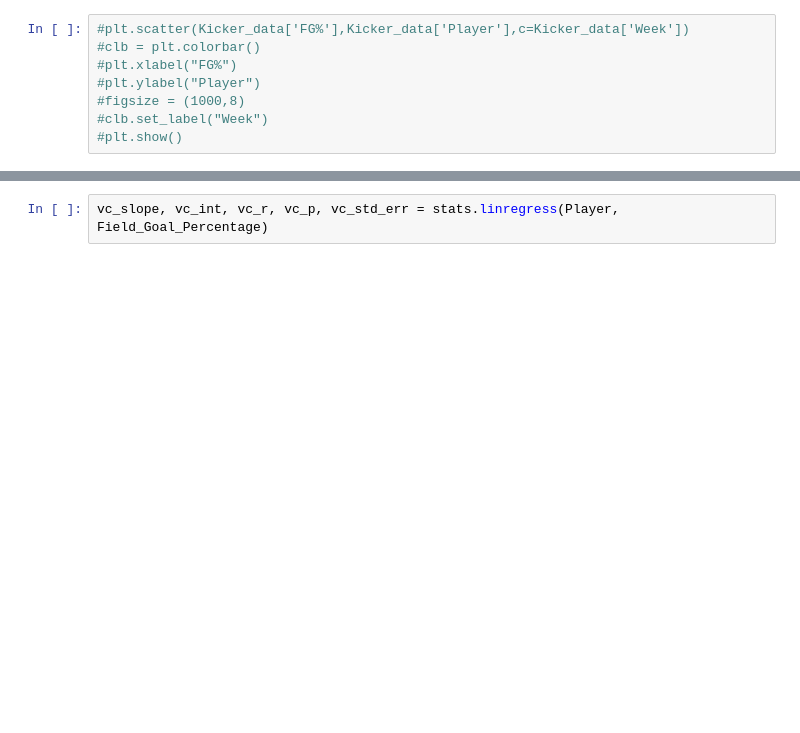
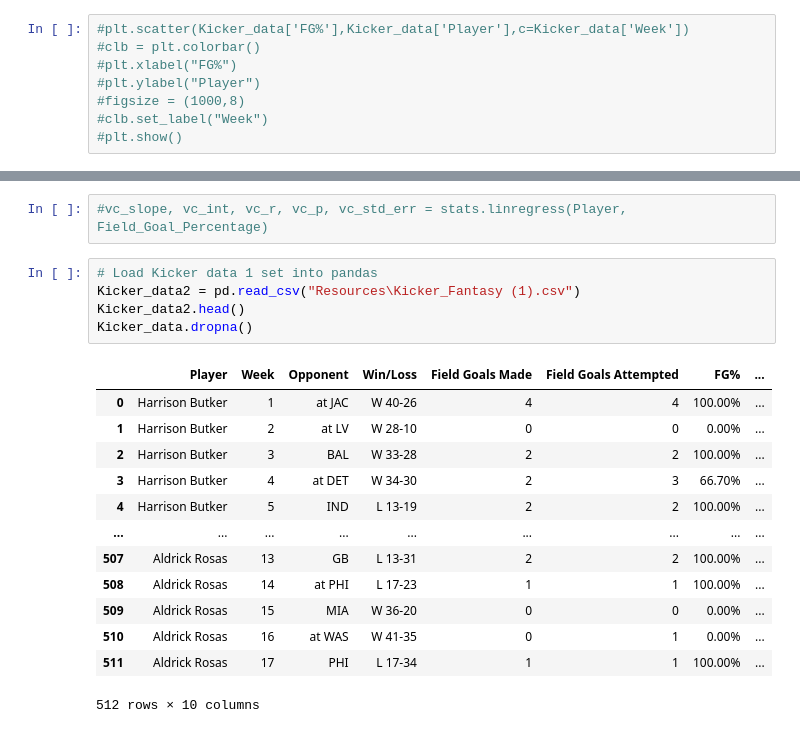
Before and after one commit to danchavez728/NFL-Win-Loss-Machine-Learning-Analysis, a Jupyter notebook: NFL Kickers Jupyter Notebook.ipynb, the cells around one changed output, grey strips where cells are left out. Cells and saved outputs as stored; diff of their text form; blank space fills up the shorter version.

```diff
--- a/NFL Kickers Jupyter Notebook.ipynb
+++ b/NFL Kickers Jupyter Notebook.ipynb
@@ -138,2 +140,21 @@ plt.show()
 # %%
-vc_slope, vc_int, vc_r, vc_p, vc_std_err = stats.linregress(Player, Field_Goal_Percentage)
+#vc_slope, vc_int, vc_r, vc_p, vc_std_err = stats.linregress(Player, Field_Goal_Percentage)
+# %%
+# Load Kicker data 1 set into pandas
+Kicker_data2 = pd.read_csv("Resources\Kicker_Fantasy (1).csv")
+Kicker_data2.head()
+Kicker_data.dropna()
+# %% [output]
+|  | Player | Week | Opponent | Win/Loss | Field Goals Made | Field Goals Attempted | FG% | ... |
+| 0 | Harrison Butker | 1 | at JAC | W 40-26 | 4 | 4 | 100.00% | ... |
+| 1 | Harrison Butker | 2 | at LV | W 28-10 | 0 | 0 | 0.00% | ... |
+| 2 | Harrison Butker | 3 | BAL | W 33-28 | 2 | 2 | 100.00% | ... |
+| 3 | Harrison Butker | 4 | at DET | W 34-30 | 2 | 3 | 66.70% | ... |
+| 4 | Harrison Butker | 5 | IND | L 13-19 | 2 | 2 | 100.00% | ... |
+| ... | ... | ... | ... | ... | ... | ... | ... | ... |
+| 507 | Aldrick Rosas | 13 | GB | L 13-31 | 2 | 2 | 100.00% | ... |
+| 508 | Aldrick Rosas | 14 | at PHI | L 17-23 | 1 | 1 | 100.00% | ... |
+| 509 | Aldrick Rosas | 15 | MIA | W 36-20 | 0 | 0 | 0.00% | ... |
+| 510 | Aldrick Rosas | 16 | at WAS | W 41-35 | 0 | 1 | 0.00% | ... |
+| 511 | Aldrick Rosas | 17 | PHI | L 17-34 | 1 | 1 | 100.00% | ... |
+512 rows × 10 columns
```
Also changed, not shown: parts of 6 cells of this notebook, 3 other files.
